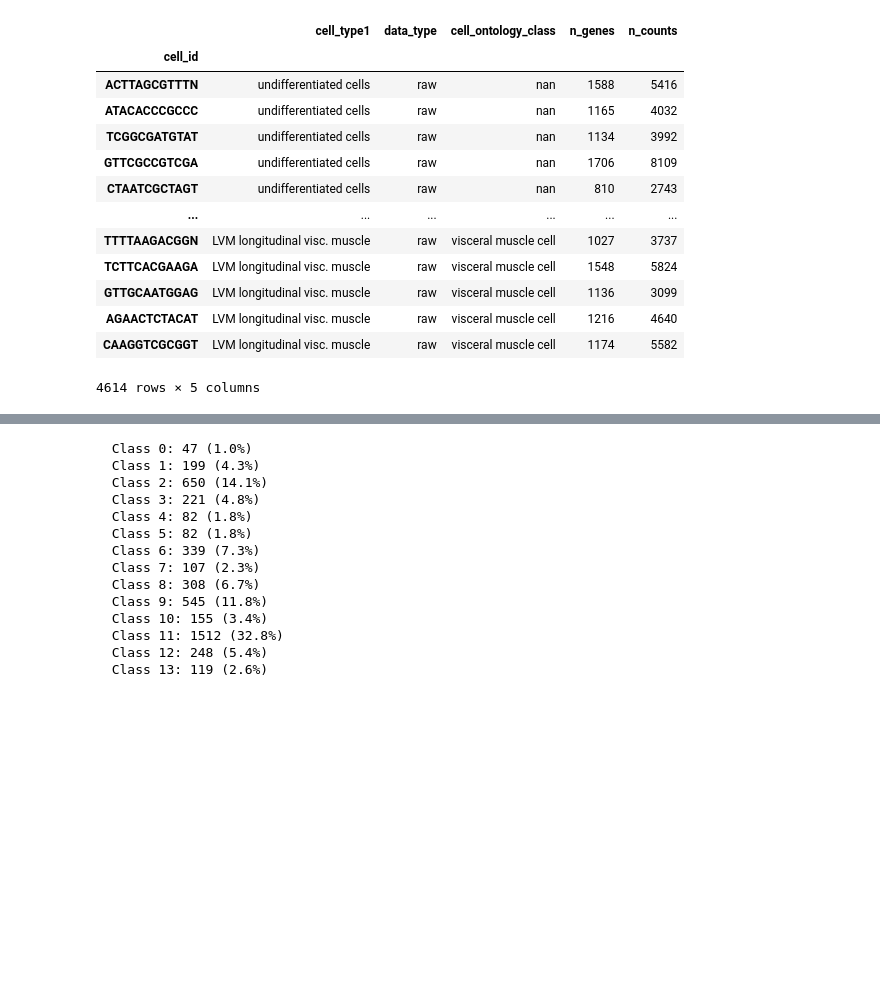
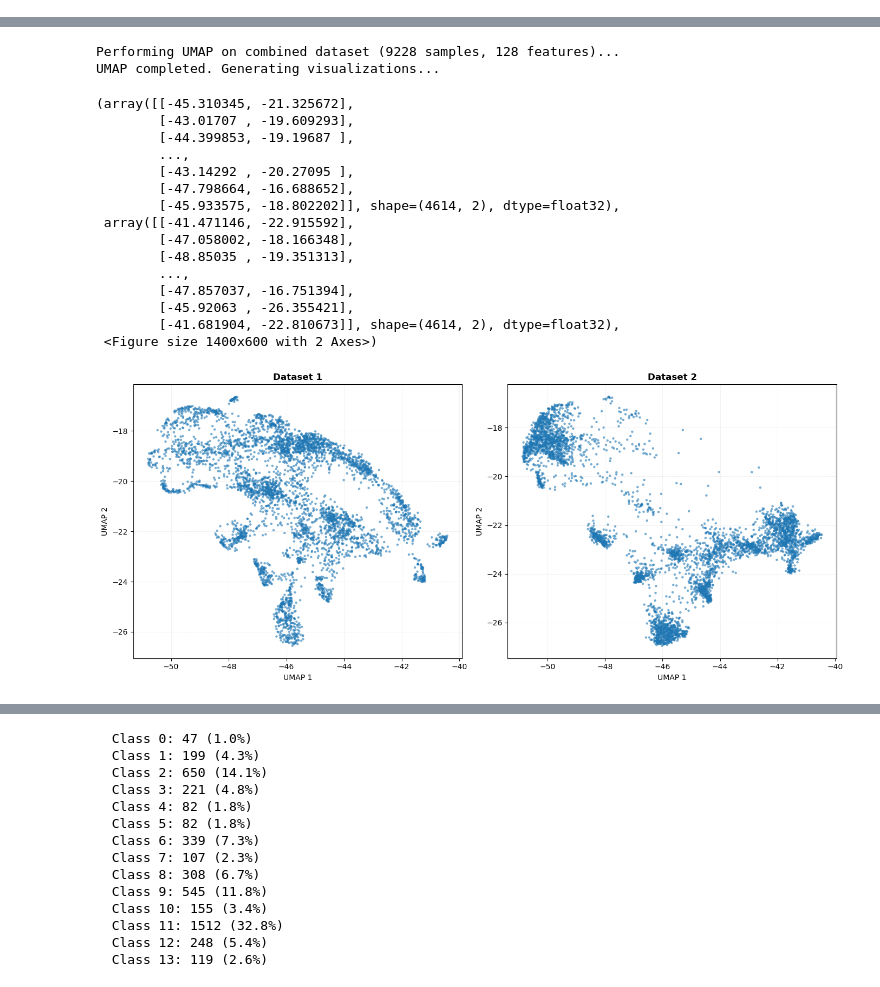
Before and after one commit to LangtianM/scDeepSim, a Jupyter notebook: Alles.ipynb, the cells around one changed output, grey strips where cells are left out. Saved outputs shown, nothing was run; the diff lists cells and outputs as text; code cells hidden in the pictures; blank space fills up the shorter version.

```diff
--- a/Alles.ipynb
+++ b/Alles.ipynb
@@ -145,31 +112,13 @@ HPU available: False, using: 0 HPUs
-# %%
-latent_adata.obs
-# %% [output]
-|  | cell_type1 | data_type | cell_ontology_class | n_genes | n_counts |
-| cell_id |  |  |  |  |  |
-| ACTTAGCGTTTN | undifferentiated cells | raw | nan | 1588 | 5416 |
-| ATACACCCGCCC | undifferentiated cells | raw | nan | 1165 | 4032 |
-| TCGGCGATGTAT | undifferentiated cells | raw | nan | 1134 | 3992 |
-| GTTCGCCGTCGA | undifferentiated cells | raw | nan | 1706 | 8109 |
-| CTAATCGCTAGT | undifferentiated cells | raw | nan | 810 | 2743 |
-| ... | ... | ... | ... | ... | ... |
-| TTTTAAGACGGN | LVM longitudinal visc. muscle | raw | visceral muscle cell | 1027 | 3737 |
-| TCTTCACGAAGA | LVM longitudinal visc. muscle | raw | visceral muscle cell | 1548 | 5824 |
-| GTTGCAATGGAG | LVM longitudinal visc. muscle | raw | visceral muscle cell | 1136 | 3099 |
-| AGAACTCTACAT | LVM longitudinal visc. muscle | raw | visceral muscle cell | 1216 | 4640 |
-| CAAGGTCGCGGT | LVM longitudinal visc. muscle | raw | visceral muscle cell | 1174 | 5582 |
-4614 rows × 5 columns
 # %%
 real_labels = latent_dm.train_dataset.dataset.classes
 device = next(diffusion.parameters()).device
 labels_tensor = torch.tensor(real_labels, dtype=torch.long).to(device)
 
-if os.path.exists("data/latent_samples.pt"):
-    latent_samples = torch.load("data/latent_samples.pt")
-else:
-    latent_samples = diffusion.sample(num_samples=len(latent_adata),
-                                    labels=labels_tensor)
-    torch.save(latent_samples, "data/latent_samples.pt")
 
-with torch.no_grad():
-    recon = ae_model.decode(latent_samples.to(device))
+latent_samples = diffusion.sample(num_samples=len(latent_adata),
+                                      sampling_timesteps=50,
+                                    labels=labels_tensor,
+                                    ddim_sampling_eta=0.1,
+                                    clip_denoised=False)
+compare_umap(latent_adata.X, latent_samples)
+# %% [output]
@@ -175,0 +126,18 @@ with torch.no_grad():
+Performing UMAP on combined dataset (9228 samples, 128 features)...
+UMAP completed. Generating visualizations...
+(array([[-45.310345, -21.325672],
+        [-43.01707 , -19.609293],
+        [-44.399853, -19.19687 ],
+        ...,
+        [-43.14292 , -20.27095 ],
+        [-47.798664, -16.688652],
+        [-45.933575, -18.802202]], shape=(4614, 2), dtype=float32),
+ array([[-41.471146, -22.915592],
+        [-47.058002, -18.166348],
+        [-48.85035 , -19.351313],
+        ...,
+        [-47.857037, -16.751394],
+        [-45.92063 , -26.355421],
+        [-41.681904, -22.810673]], shape=(4614, 2), dtype=float32),
+ <Figure size 1400x600 with 2 Axes>)
+[figure, added]
```
Also changed, not shown: parts of 8 cells of this notebook, 2 other files.
